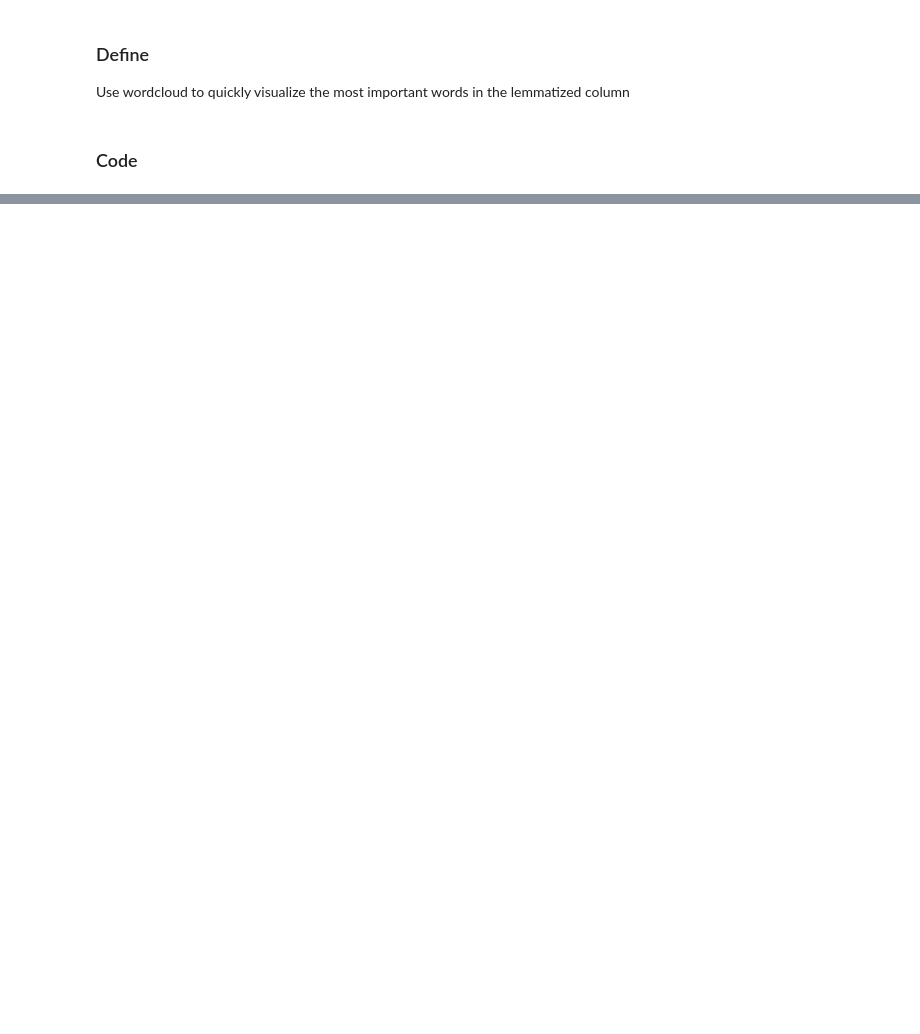
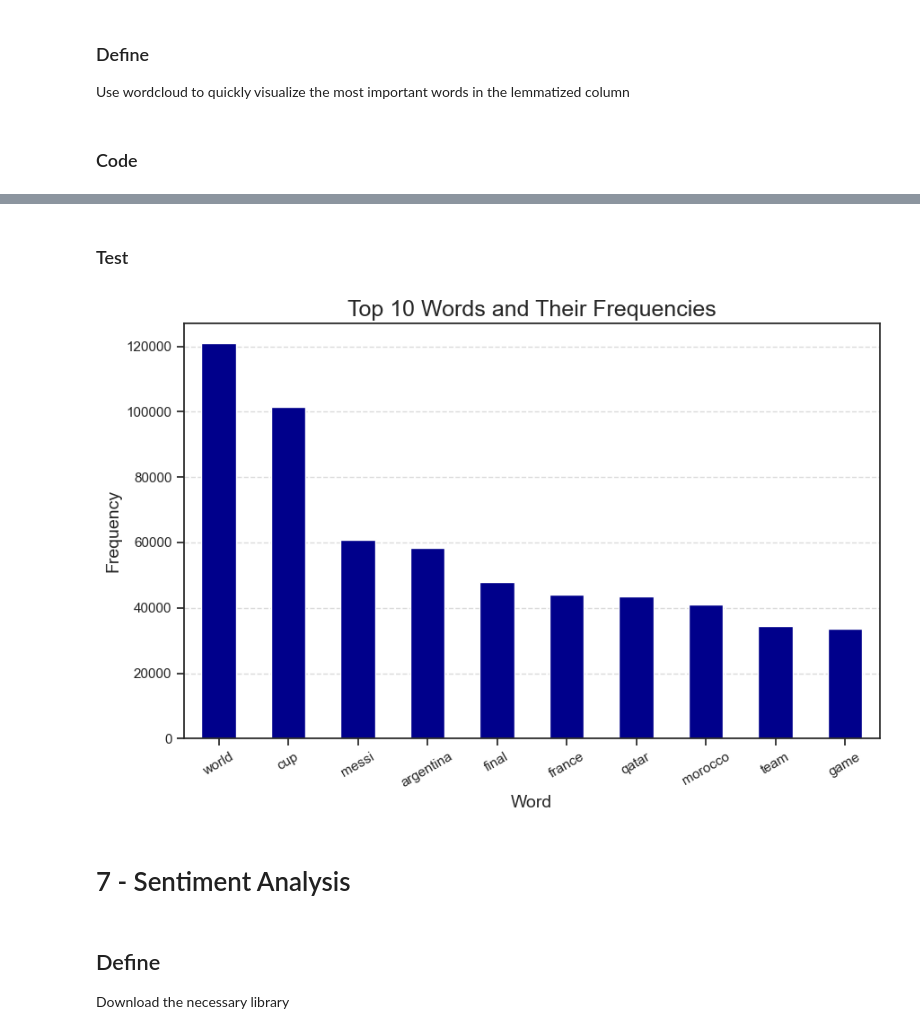
Before and after one commit to Gunjuzone/FIFA_World_Cup_2022_Sentiment_Analysis, a Jupyter notebook: 2022_Fifa_World_Cup_Sentiment_Analysis.ipynb, the cells around one changed output, grey strips where cells are left out. Cells and saved outputs as stored; diff of their text form; code cells hidden in the pictures; blank space fills up the shorter version.

Commit message:
Sentiment analysis

```diff
--- a/2022_Fifa_World_Cup_Sentiment_Analysis.ipynb
+++ b/2022_Fifa_World_Cup_Sentiment_Analysis.ipynb
@@ -469,0 +485,6 @@ plt.axis('off');
+# %%
+# Tokenize the lemmatized words
+tokenized_words = nltk.word_tokenize(all_words_lemmatized)
+
+# Compute the frequency distribution of the tokens
+freq_dist = nltk.FreqDist(tokenized_words)
@@ -469,0 +508,9 @@ plt.axis('off');
+# %%
+# Obtain top 10 words
+top_10 = freq_dist.most_common(10)
+
+# Convert the top 10 freq list into a dictionary
+word_freq_dict = dict(top_10)
+# %%
+# Create a Pandas series object from the dictionary
+word_count = pd.Series(word_freq_dict)
@@ -469,0 +546,30 @@ plt.axis('off');
+# %% [markdown]
+### Test
+# %%
+# set the figure size
+plt.figure(figsize=(10, 6))
+
+# create the bar chart with customizations
+word_count.plot(kind='bar', rot=30, xlabel='Word', ylabel='Frequency', color='darkblue')
+
+# set the title of the chart
+plt.title('Top 10 Words and Their Frequencies', fontsize = 18)
+
+# increase font size of x-axis label
+plt.xlabel('Word', fontsize=14)
+
+# increase font size of y-axis label
+plt.ylabel('Frequency', fontsize=14)
+
+# add a grid to the chart
+plt.grid(axis='y', linestyle='--', alpha=0.7)
+
+# show the chart
+plt.show()
+# %% [output]
+[figure, added]
+# %% [markdown]
+# 7 - Sentiment Analysis
+# %% [markdown]
+## Define
+Download the necessary library
```
Also changed, not shown: parts of 31 cells of this notebook.
